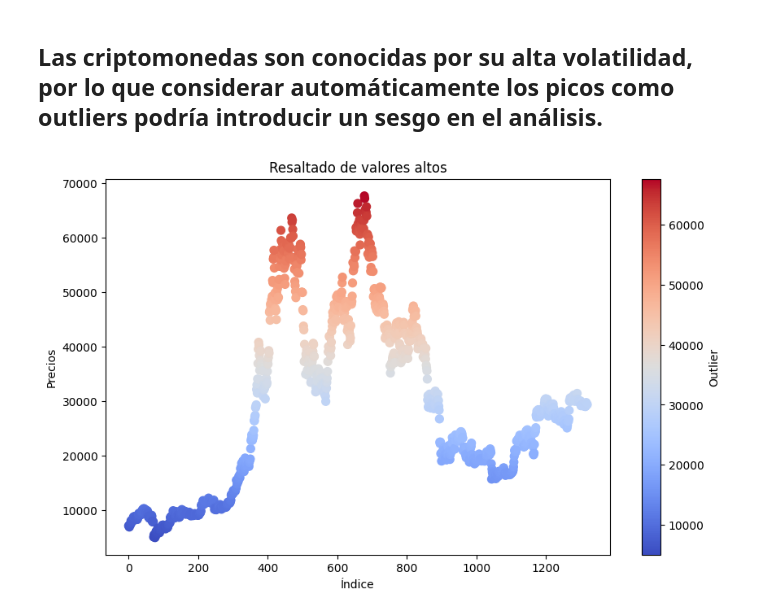
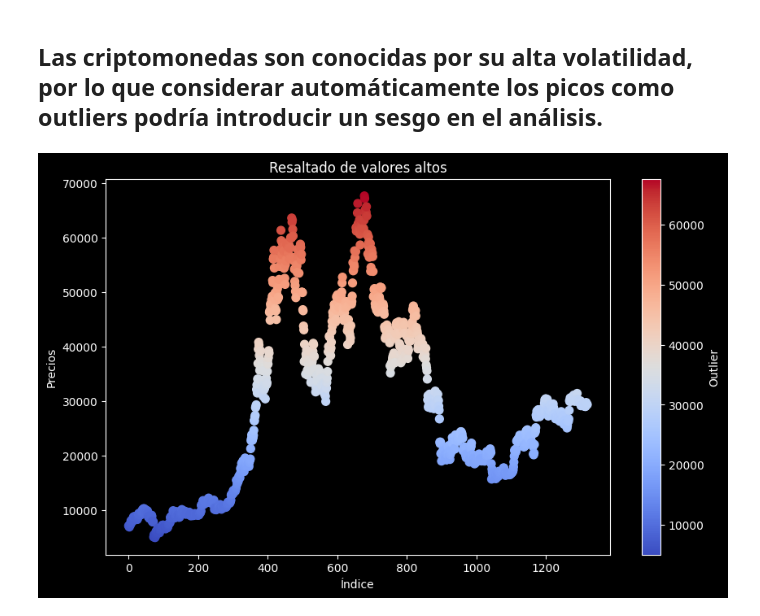
Before and after one commit to Nehuen505/Analisis-del-mercado-de-Criptomonedas, a Jupyter notebook: eda.ipynb, the cells around one changed output. Cells and saved outputs as stored; diff of their text form; code cells hidden in the pictures.

```diff
--- a/eda.ipynb
+++ b/eda.ipynb
@@ -23,6 +22,7 @@ bitcoin = cripto('bitcoin')
 # %% [markdown]
 ## El gráfico muestra que los mayores picos en cuanto a precio fueron en el año 2021.
 # %%
+plt.style.use('dark_background')
 plt.figure(figsize=(10, 6))
 plt.plot(bitcoin['date'], bitcoin['price'], marker='o')
 plt.title('Gráfico de Tendencias de Precio')
@@ -47,12 +47,15 @@ dtype: int64
 # %% [markdown]
 ## Las criptomonedas son conocidas por su alta volatilidad, por lo que considerar automáticamente los picos como outliers podría introducir un sesgo en el análisis.
 # %%
+plt.style.use('dark_background')
+
+# Tu código para crear el gráfico
 plt.figure(figsize=(10, 6))
 plt.scatter(bitcoin.index, bitcoin['price'], c=bitcoin['price'], cmap='coolwarm', marker='o', s=50)
 plt.title('Resaltado de valores altos')
 plt.xlabel('Índice')
 plt.ylabel('Precios')
 plt.colorbar(label='Outlier')
 plt.show()
 # %% [output]
-[figure, old version]
+[figure, new version]
```
Also changed, not shown: parts of 2 cells of this notebook, 6 other files.
